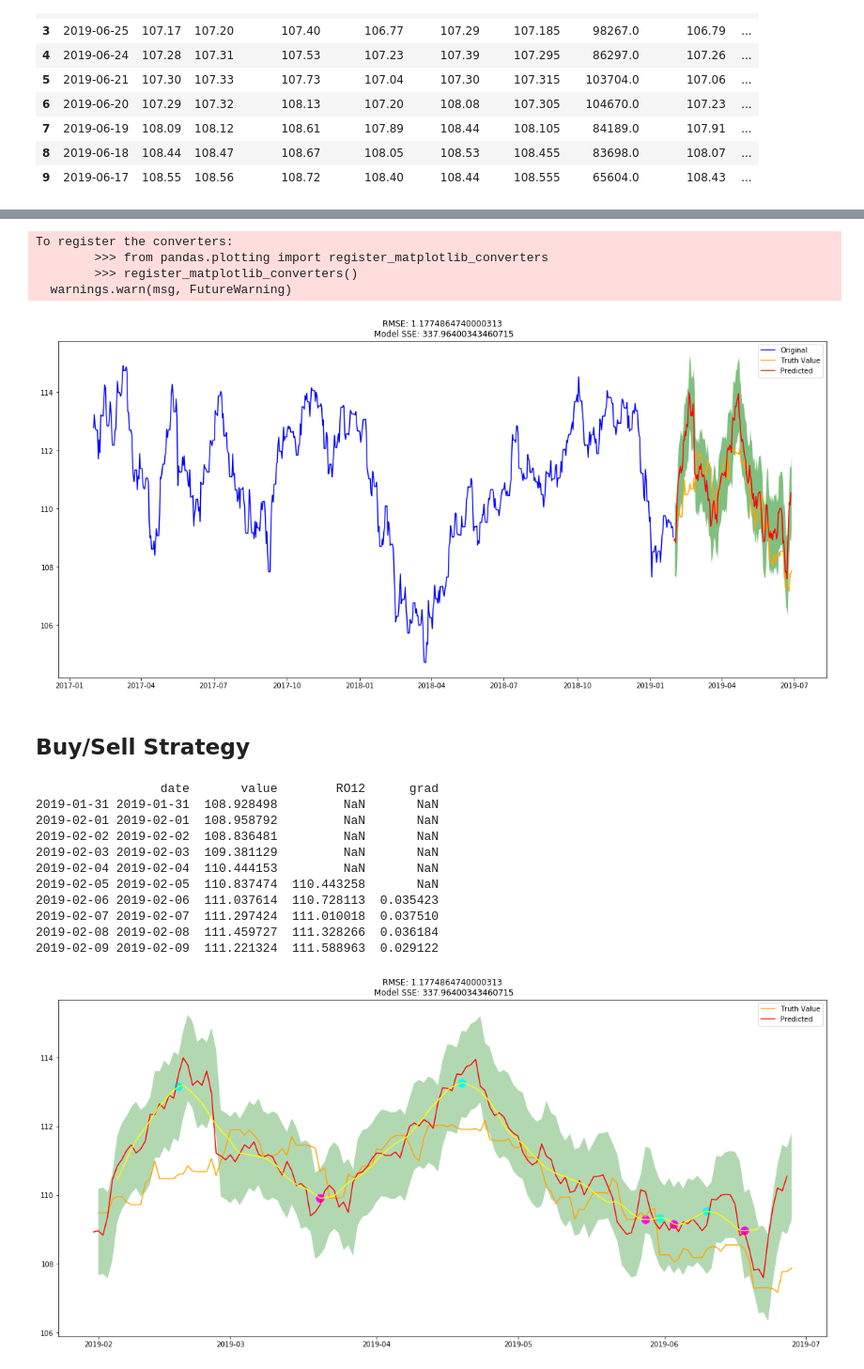
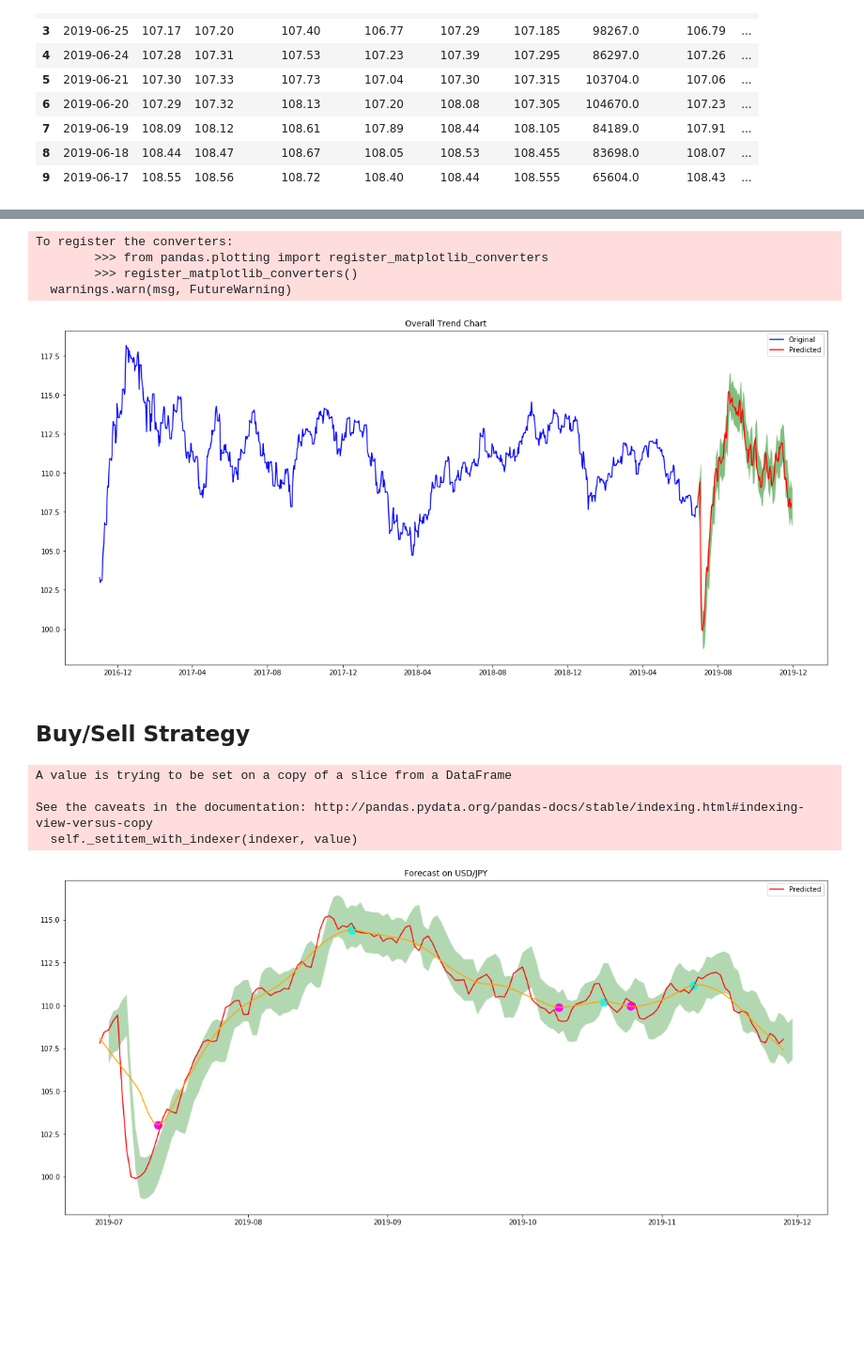
Before and after one commit to Soundpulse/UBS-Ideas, a Jupyter notebook: UBS Model - Hedging.ipynb, the cells around one changed output, grey strips where cells are left out. Shown: that part at 94% size. Cells and saved outputs as stored; diff of their text form; code cells hidden in the pictures; blank space fills up the shorter version.

```diff
--- a/UBS Model - Hedging.ipynb
+++ b/UBS Model - Hedging.ipynb
@@ -140,19 +120,13 @@ Critical Values:
 # %%
-data = df_train[['DATE', 'AMERCL_BID']]
+data = df_train[['DATE', 'BID']]
 data.set_index('DATE', inplace=True)
 data = data.resample('D',label='right').ffill()
-test_data = df_test[['DATE','AMERCL_BID']]
-test_data.set_index('DATE', inplace=True)
-idx = pd.date_range('2019-02-01', '2019-06-28')
-test_data = test_data.reindex(idx).ffill()
 
-
-#Hyperparameters: p
-es_model = ExponentialSmoothing(data, trend='add' , damped=True, seasonal='add', seasonal_periods=325) #p
+es_model = ExponentialSmoothing(data, trend='add' , damped=True, seasonal='add', seasonal_periods=325)
 es_results = es_model.fit()
 
-#CHANGE ME!
-pred= es_results.forecast(148)
+# Forecasting until 11-30, if the number is changed here, date_range has to be changed as well.
+pred= es_results.forecast(153)
 xhat = pred.get_values()
 
 z = 1.96
@@ -160,65 +134,67 @@ sse = es_results.sse
 
 predint_xminus = xhat - z * np.sqrt(sse/len(data))
 predint_xplus  = xhat + z * np.sqrt(sse/len(data))
+date_range = pd.date_range('2019-07-01', '2019-11-30')
 
+# Confidence Interval
 upper_pi_data = pd.DataFrame(
     data  = predint_xplus,
-    index = test_data.index)
+    index = date_range)
 
 lower_pi_data = pd.DataFrame(
     data  = predint_xminus,
-    index = test_data.index)
+    index = date_range)
 # %%
 plt.figure(figsize=(20,9))
-plt.plot(data[data.index>'2017-01-30'], label='Original', color='blue')
-plt.plot(test_data, label='Truth Value', color='orange')
+plt.plot(data[data.index>'2016-11-01'], label='Original', color='blue')
 plt.plot(pred, label='Predicted', color='red')
-plt.fill_between(test_data.index, predint_xminus, predint_xplus, facecolor='green', alpha=0.5)
+plt.fill_between(date_range, predint_xminus, predint_xplus, facecolor='green', alpha=0.5)
 plt.legend(loc='best')
-plt.title("RMSE: " + str(np.sqrt(mean_squared_error(test_data, pred))) + "\n Model SSE: " + str(es_results.sse))
+plt.title("Overall Trend Chart")
 plt.show()
 # %% [output]
 To register the converters:
         >>> from pandas.plotting import register_matplotlib_converters
         >>> register_matplotlib_converters()
   warnings.warn(msg, FutureWarning)
-[figure, old version]
+[figure, new version]
 # %% [markdown]
 ## Buy/Sell Strategy
 # %%
 plt.figure(figsize=(20,9))
-plt.plot(test_data, label='Truth Value', color='orange')
 plt.plot(pred, label='Predicted', color='red')
-plt.fill_between(test_data.index, predint_xminus, predint_xplus, facecolor='green', alpha=0.3)
+plt.fill_between(date_range, predint_xminus, predint_xplus, facecolor='green', alpha=0.3)
 plt.legend(loc='best')
-plt.title("RMSE: " + str(np.sqrt(mean_squared_error(test_data, pred))) + "\n Model SSE: " + str(es_results.sse))
+plt.title("Forecast on USD/JPY")
 
-roll_number = 12
 pred_data = pd.DataFrame(pred.index, columns = ['date'], index=pred.index)
 pred_data['value'] = pred.values
-pred_data['RO12'] = pred_data['value'].rolling(roll_number).mean()
-pred_data['RO12'] = pred_data['RO12'].shift((0-roll_number)//2)
-plt.plot(pred_data['RO12'], label='Rolling', color='yellow')
-pred_data['grad'] = np.gradient(pred_data['RO12'], 8)
-print(pred_data.head(10))
-pred_data['turn'] = [1 if (pred_data['grad'].loc[i] >= 0 and pred_data['grad'].loc[i+1] <= 0) else 2 if (pred_data['grad'].loc[i] <= 0 and pred_data['grad'].loc[i+1] >= 0) else 0 for i in pred_data.index]
+
+loess = lowess(pred_data['value'], pred_data.index, frac=0.15)
+pred_data['loess'] = [row[1] for row in loess]
+plt.plot(pred_data['loess'], label='LOESS', color='orange')
+
+pred_data['grad'] = np.gradient(pred_data['loess'], 8)
+pred_data['turn'] = 0
+
+f = pred_data.index.freq
+
+for i in pred_data.index:
+    if i < pd.to_datetime('2019-11-28'):
+        if pred_data['grad'].loc[i] >= 0 and pred_data['grad'].loc[i+ f] <= 0:
+            pred_data['turn'].loc[i] = 1
+        elif pred_data['grad'].loc[i] <= 0 and pred_data['grad'].loc[i+ f] >= 0:
+            pred_data['turn'].loc[i] = 2
 
 for i in pred_data.index:
     if (pred_data['turn'].loc[i] == 1):
-        plt.scatter(i, pred_data['RO12'].loc[i], color='cyan', s=130)
+        plt.scatter(i, pred_data['loess'].loc[i], color='cyan', s=130)
     elif (pred_data['turn'].loc[i] == 2):
-        plt.scatter(i, pred_data['RO12'].loc[i], color='magenta', s=130)
+        plt.scatter(i, pred_data['loess'].loc[i], color='magenta', s=130)
 plt.show()
 # %% [output]
-                 date       value        RO12      grad
-2019-01-31 2019-01-31  108.928498         NaN       NaN
-2019-02-01 2019-02-01  108.958792         NaN       NaN
-2019-02-02 2019-02-02  108.836481         NaN       NaN
-2019-02-03 2019-02-03  109.381129         NaN       NaN
-2019-02-04 2019-02-04  110.444153         NaN       NaN
-2019-02-05 2019-02-05  110.837474  110.443258       NaN
-2019-02-06 2019-02-06  111.037614  110.728113  0.035423
-2019-02-07 2019-02-07  111.297424  111.010018  0.037510
-2019-02-08 2019-02-08  111.459727  111.328266  0.036184
-2019-02-09 2019-02-09  111.221324  111.588963  0.029122
+A value is trying to be set on a copy of a slice from a DataFrame
+
+See the caveats in the documentation: http://pandas.pydata.org/pandas-docs/stable/indexing.html#indexing-view-versus-copy
+  self._setitem_with_indexer(indexer, value)
-[figure, old version]
+[figure, new version]
```
Also changed, not shown: parts of 10 cells of this notebook, 1 other file.
